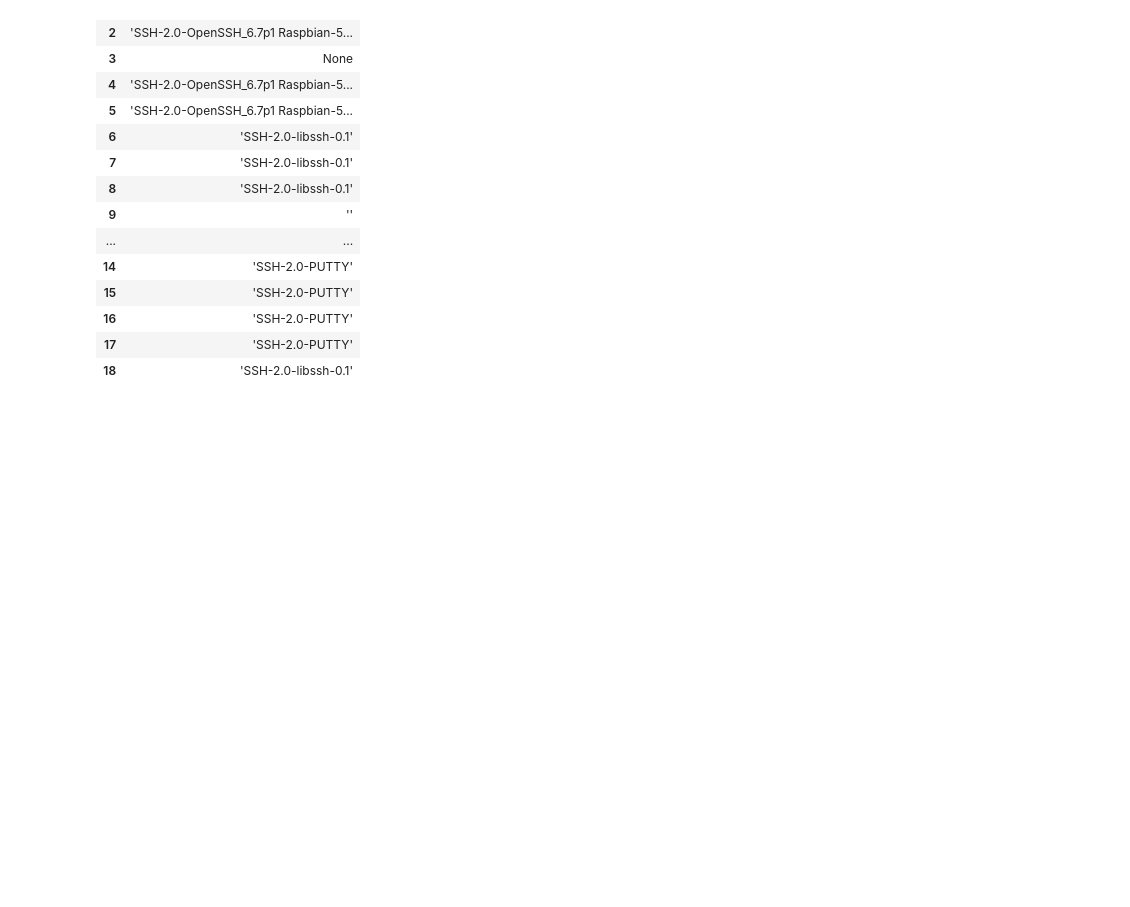
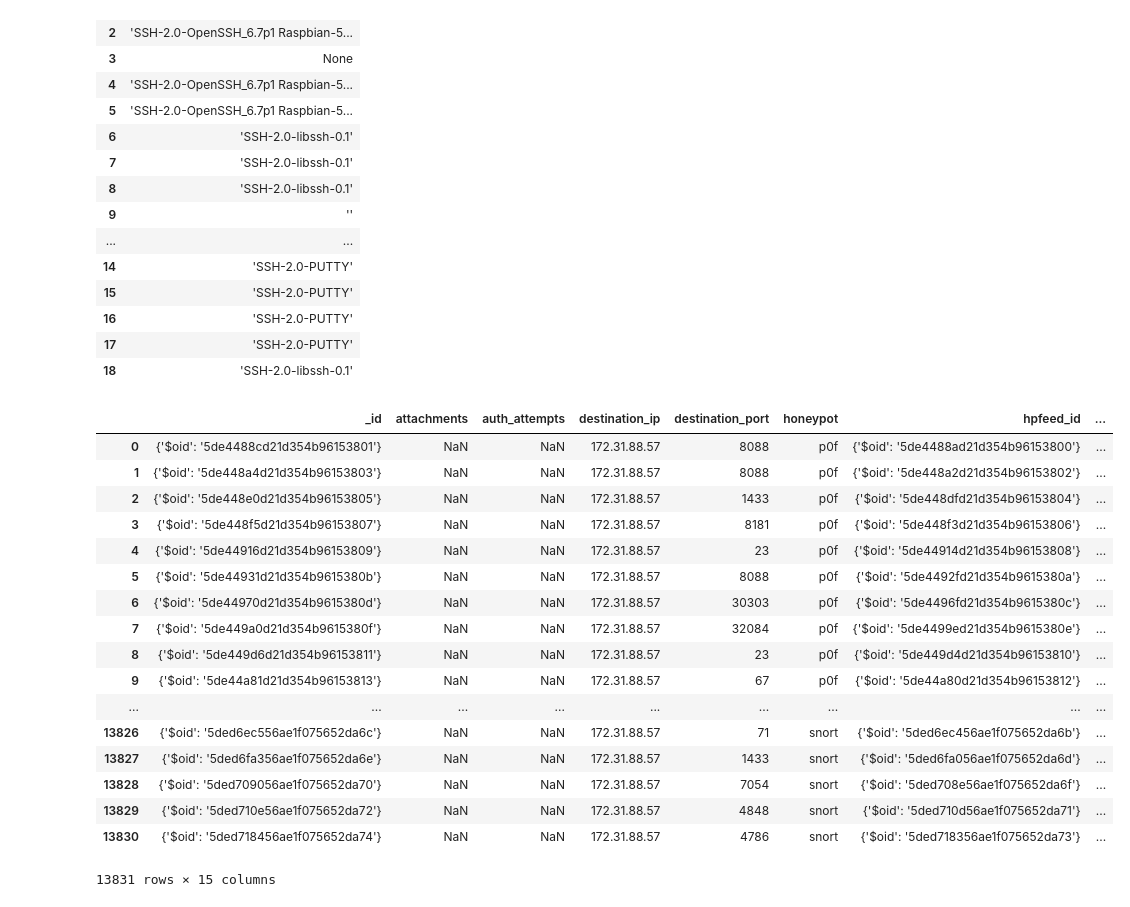
Before and after one commit to jsc7899/NetSec-Final-Project, a Jupyter notebook: python/data_exploration.ipynb, the cells around one changed output. Saved outputs shown, nothing was run; the diff lists cells and outputs as text; code cells hidden in the pictures; blank space fills up the shorter version.

Commit message:
Added most recent data

```diff
--- a/python/data_exploration.ipynb
+++ b/python/data_exploration.ipynb
@@ -122,0 +143,23 @@ ssh
+# %%
+sess_df = pd.read_json('../data/exported_session_data.json', lines=True)
+# %%
+sess_df
+# %% [output]
+|  | _id | attachments | auth_attempts | destination_ip | destination_port | honeypot | hpfeed_id | ... |
+| 0 | {'$oid': '5de4488cd21d354b96153801'} | NaN | NaN | 172.31.88.57 | 8088 | p0f | {'$oid': '5de4488ad21d354b96153800'} | ... |
+| 1 | {'$oid': '5de448a4d21d354b96153803'} | NaN | NaN | 172.31.88.57 | 8088 | p0f | {'$oid': '5de448a2d21d354b96153802'} | ... |
+| 2 | {'$oid': '5de448e0d21d354b96153805'} | NaN | NaN | 172.31.88.57 | 1433 | p0f | {'$oid': '5de448dfd21d354b96153804'} | ... |
+| 3 | {'$oid': '5de448f5d21d354b96153807'} | NaN | NaN | 172.31.88.57 | 8181 | p0f | {'$oid': '5de448f3d21d354b96153806'} | ... |
+| 4 | {'$oid': '5de44916d21d354b96153809'} | NaN | NaN | 172.31.88.57 | 23 | p0f | {'$oid': '5de44914d21d354b96153808'} | ... |
+| 5 | {'$oid': '5de44931d21d354b9615380b'} | NaN | NaN | 172.31.88.57 | 8088 | p0f | {'$oid': '5de4492fd21d354b9615380a'} | ... |
+| 6 | {'$oid': '5de44970d21d354b9615380d'} | NaN | NaN | 172.31.88.57 | 30303 | p0f | {'$oid': '5de4496fd21d354b9615380c'} | ... |
+| 7 | {'$oid': '5de449a0d21d354b9615380f'} | NaN | NaN | 172.31.88.57 | 32084 | p0f | {'$oid': '5de4499ed21d354b9615380e'} | ... |
+| 8 | {'$oid': '5de449d6d21d354b96153811'} | NaN | NaN | 172.31.88.57 | 23 | p0f | {'$oid': '5de449d4d21d354b96153810'} | ... |
+| 9 | {'$oid': '5de44a81d21d354b96153813'} | NaN | NaN | 172.31.88.57 | 67 | p0f | {'$oid': '5de44a80d21d354b96153812'} | ... |
+| ... | ... | ... | ... | ... | ... | ... | ... | ... |
+| 13826 | {'$oid': '5ded6ec556ae1f075652da6c'} | NaN | NaN | 172.31.88.57 | 71 | snort | {'$oid': '5ded6ec456ae1f075652da6b'} | ... |
+| 13827 | {'$oid': '5ded6fa356ae1f075652da6e'} | NaN | NaN | 172.31.88.57 | 1433 | snort | {'$oid': '5ded6fa056ae1f075652da6d'} | ... |
+| 13828 | {'$oid': '5ded709056ae1f075652da70'} | NaN | NaN | 172.31.88.57 | 7054 | snort | {'$oid': '5ded708e56ae1f075652da6f'} | ... |
+| 13829 | {'$oid': '5ded710e56ae1f075652da72'} | NaN | NaN | 172.31.88.57 | 4848 | snort | {'$oid': '5ded710d56ae1f075652da71'} | ... |
+| 13830 | {'$oid': '5ded718456ae1f075652da74'} | NaN | NaN | 172.31.88.57 | 4786 | snort | {'$oid': '5ded718356ae1f075652da73'} | ... |
+13831 rows × 15 columns
```
Also changed, not shown: parts of 5 cells of this notebook, 5 other files.
